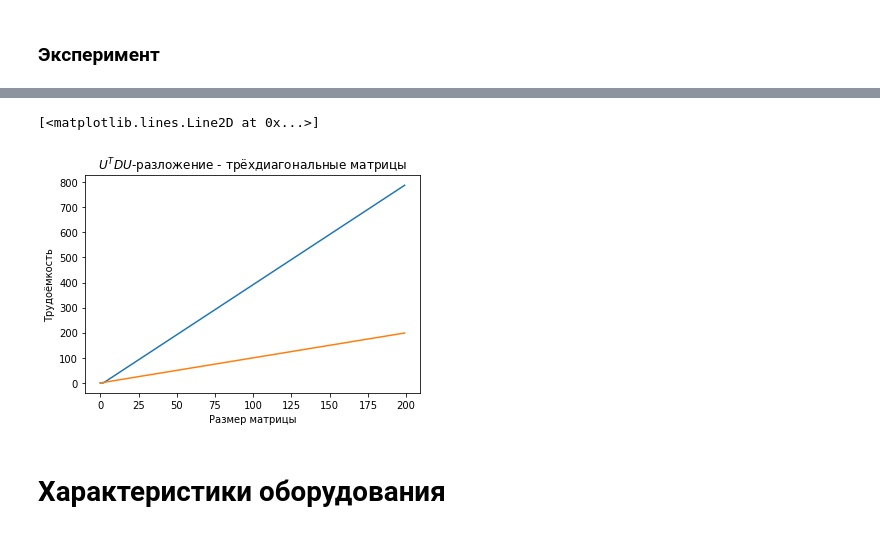
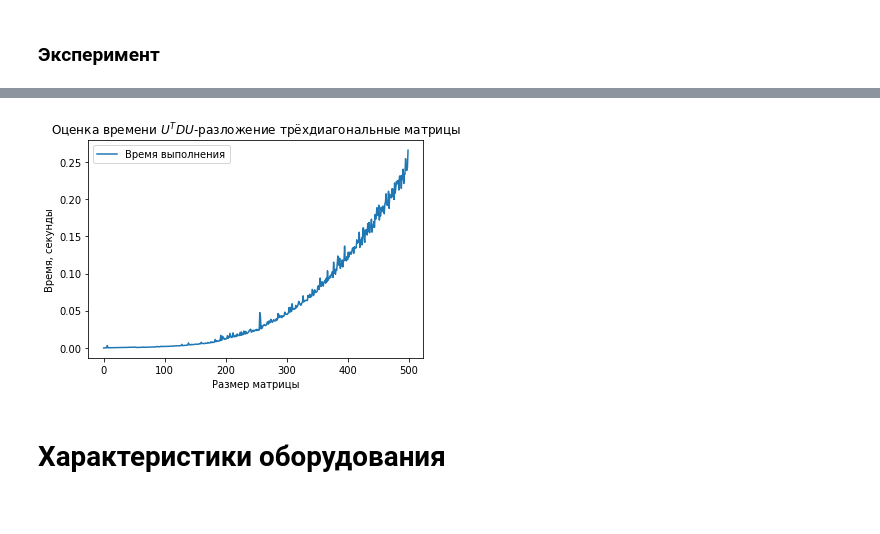
Before and after one commit to mark47B/Matrix-Factorization-Analysis, a Jupyter notebook: U^TDU_factorization.ipynb, the cells around one changed output, grey strips where cells are left out. Drawn from its saved outputs; the diff is of its cells as text; code cells hidden in the pictures.

```diff
--- a/U^TDU_factorization.ipynb
+++ b/U^TDU_factorization.ipynb
@@ -96,6 +101,9 @@ array([0., 0., 0., 0., 0., 0., 0., 0., 0., 0., 0., 0., 0., 0., 0., 0., 0.,
 # %%
 for i in range(3, dim):
+  start= time.clock()
   UDU_factorization(get_matrix(i))
+  end = time.clock()
+  computing_time.append((end-start))
   dim_operations_matrix[i] = OPERATIONS
 # %%
 x = np.arange(0, dim, 1)
@@ -166,7 +189,7 @@ array([[0.0000000e+00, 1.1920929e-07, 0.0000000e+00, 0.0000000e+00],
 # %% [markdown]
 ### Эксперимент
 # %%
-dim = 200
+dim = 500
 # %%
 dim_operations_matrix = np.zeros((dim,))
-dim_operations_matrix
+computing_time = [0, 0, 0]
@@ -186,6 +196,9 @@ array([0., 0., 0., 0., 0., 0., 0., 0., 0., 0., 0., 0., 0., 0., 0., 0., 0.,
 # %%
 for i in range(3, dim):
+  start= time.clock()
   UDU_factorization_3diag(get_matrix_3d(i))
+  end = time.clock()
+  computing_time.append((end-start))
   dim_operations_matrix[i] = OPERATIONS
 # %%
 x = np.arange(0, dim, 1)
@@ -192,11 +218,13 @@ x = np.arange(0, dim, 1)
 # %%
-plt.plot(x, dim_operations_matrix)
-plt.title("$U^TDU$-разложение - трёхдиагональные матрицы")
+plt.title("Оценка времени $U^TDU$-разложение трёхдиагональные матрицы")
 plt.xlabel("Размер матрицы")
-plt.ylabel("Трудоёмкость")
-plt.plot(x, x )
+plt.ylabel("Время, секунды")
+
+plt.plot(x, computing_time, label='Время выполнения')
+
+plt.legend()
+plt.savefig('U^TDU-factorization_3d_time.png')
 # %% [output]
-[<matplotlib.lines.Line2D at 0x...>]
-[figure, old version]
+[figure, new version]
 # %% [markdown]
 # Характеристики оборудования
```
Also changed, not shown: parts of 12 cells of this notebook.
